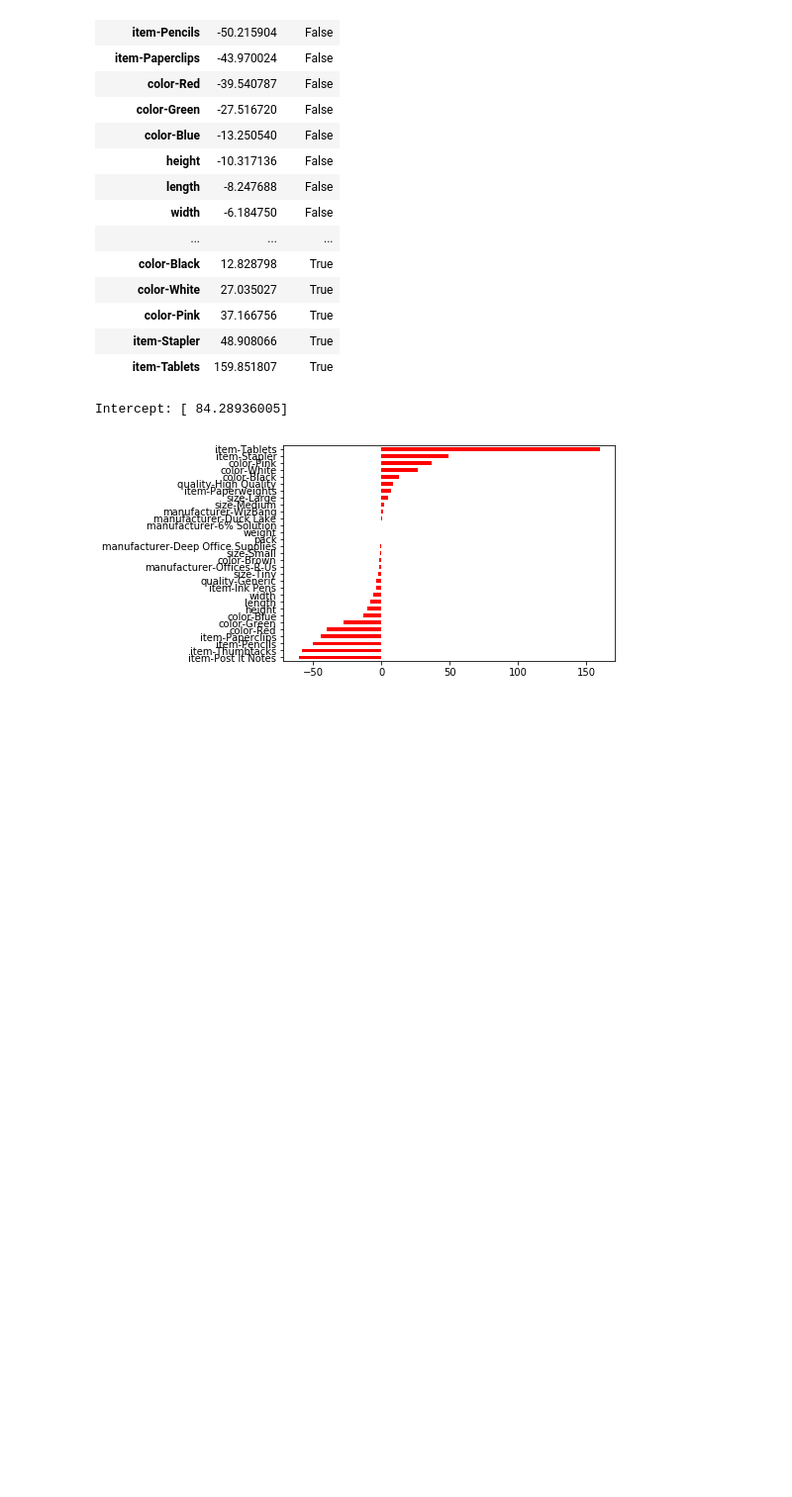
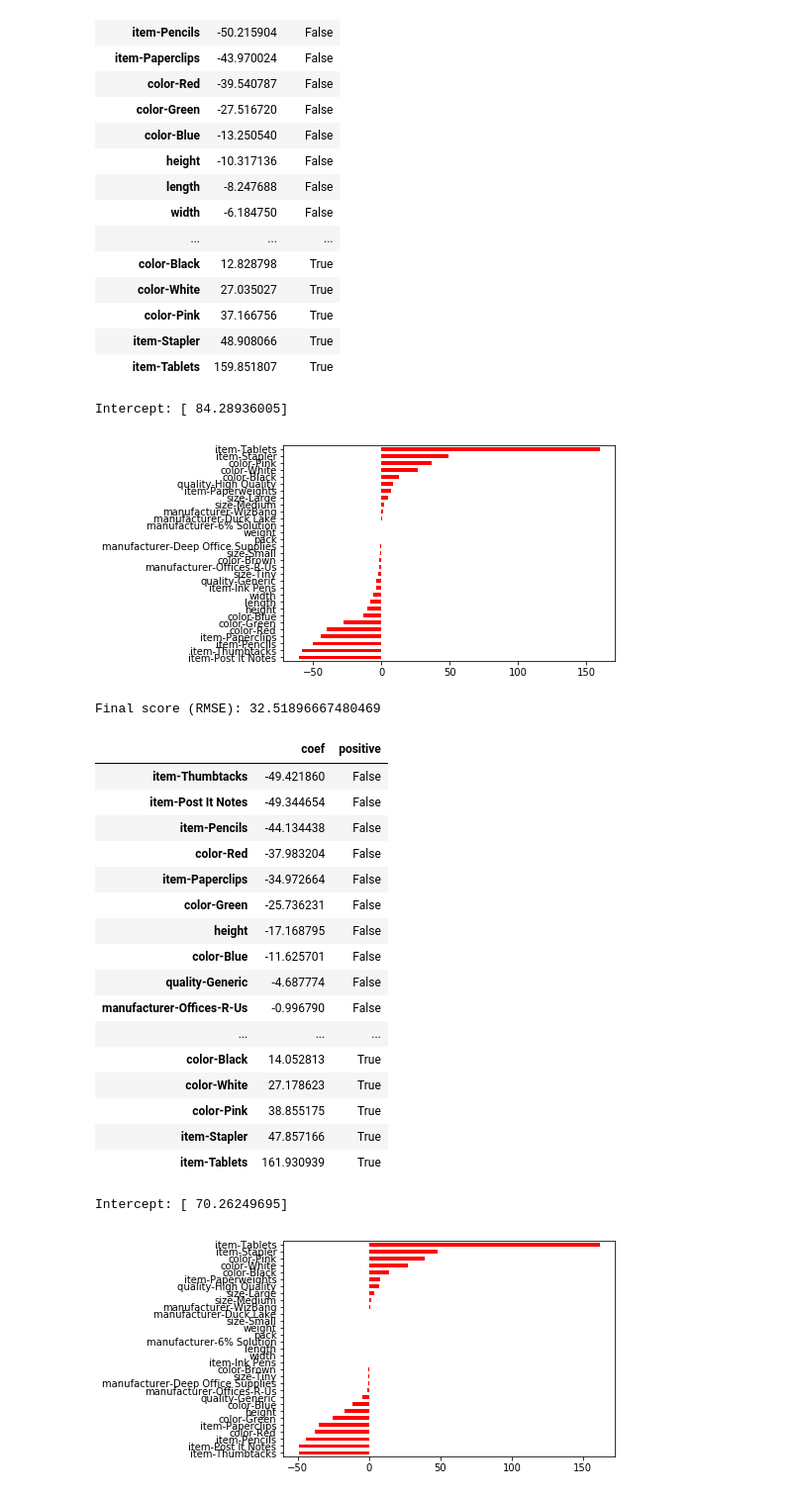
Before and after one commit to jasonwalker80/t81_558_sp18_kaggle, a Jupyter notebook: kaggle_jwalker.ipynb, the cells around one changed output. Shown at 99% size. Drawn from its saved outputs; the diff is of its cells as text; code cells hidden in the pictures; blank space fills up the shorter version.

```diff
--- a/kaggle_jwalker.ipynb
+++ b/kaggle_jwalker.ipynb
@@ -318,3 +317,48 @@ Final score (RMSE): 32.5279541015625
 | item-Tablets | 159.851807 | True |
 Intercept: [ 84.28936005]
 [figure]
+# %%
+
+
+import sklearn
+from sklearn.linear_model import Lasso
+
+# Create linear regression
+regressor = Lasso(random_state=0,alpha=0.01)
+
+# Fit/train LASSO
+regressor.fit(x_train,y_train)
+# Predict
+pred = regressor.predict(x_test)
+
+# Measure RMSE error.  RMSE is common for regression.
+score = np.sqrt(metrics.mean_squared_error(pred,y_test))
+print("Final score (RMSE): {}".format(score))
+
+names = list(df_train.columns.values)
+names.remove("cost")
+report_coef(
+  names,
+  regressor.coef_,
+  regressor.intercept_)
+# %% [output]
+Final score (RMSE): 32.51896667480469
+|  | coef | positive |
+| item-Thumbtacks | -49.421860 | False |
+| item-Post It Notes | -49.344654 | False |
+| item-Pencils | -44.134438 | False |
+| color-Red | -37.983204 | False |
+| item-Paperclips | -34.972664 | False |
+| color-Green | -25.736231 | False |
+| height | -17.168795 | False |
+| color-Blue | -11.625701 | False |
+| quality-Generic | -4.687774 | False |
+| manufacturer-Offices-R-Us | -0.996790 | False |
+| ... | ... | ... |
+| color-Black | 14.052813 | True |
+| color-White | 27.178623 | True |
+| color-Pink | 38.855175 | True |
+| item-Stapler | 47.857166 | True |
+| item-Tablets | 161.930939 | True |
+Intercept: [ 70.26249695]
+[figure, added]
```
Also changed, not shown: parts of 6 cells of this notebook, 2 other files.
